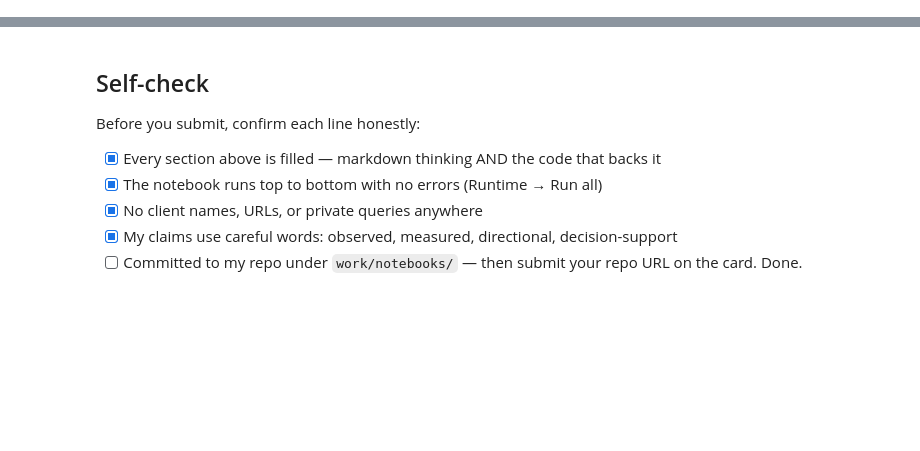
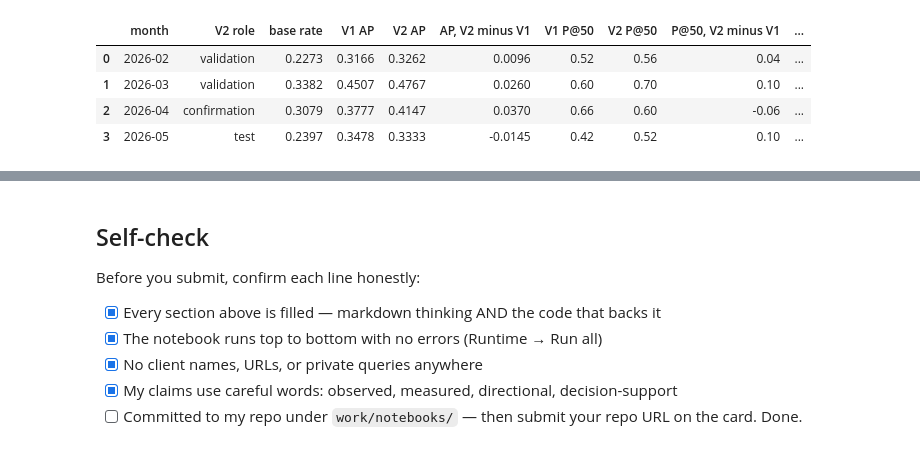
Before and after one commit to Tessa-Saumu/FlyRank-ML-Internship, a Jupyter notebook: work/notebooks/w06_validation_audit.ipynb, the cells around one changed output, grey strips where cells are left out. Cells and saved outputs as stored; diff of their text form; code cells hidden in the pictures; blank space fills up the shorter version.

```diff
--- a/work/notebooks/w06_validation_audit.ipynb
+++ b/work/notebooks/w06_validation_audit.ipynb
@@ -174,0 +141,16 @@ rule to the sealed month after seeing it: that would be tuning on the test.
+# %%
+v1d, v1s = receipt("erosion_model_metrics.json")["origins"], receipt("erosion_model_metrics_sealed.json")["origins"]
+v1all = {**v1d, **v1s}
+rows = []
+for m, role, ev in v2_months():
+    a, b = v1all[m]["metrics"]["logreg"], champ(ev)
+    rows.append({"month": m, "V2 role": role, "base rate": ev["base_rate"], "V1 AP": a["ap"], "V2 AP": b["ap"], "AP, V2 minus V1": round(b["ap"] - a["ap"], 4),
+                 "V1 P@50": a["p@50"], "V2 P@50": b["p@50"], "P@50, V2 minus V1": round(b["p@50"] - a["p@50"], 2),
+                 "V1 P@50 95% CI": v1all[m]["bootstrap"]["logreg"]["p@50_ci"], "V2 P@50 95% CI": b["p@50_ci"]})
+display(pd.DataFrame(rows))
+# %% [output]
+|  | month | V2 role | base rate | V1 AP | V2 AP | AP, V2 minus V1 | V1 P@50 | V2 P@50 | P@50, V2 minus V1 | ... |
+| 0 | 2026-02 | validation | 0.2273 | 0.3166 | 0.3262 | 0.0096 | 0.52 | 0.56 | 0.04 | ... |
+| 1 | 2026-03 | validation | 0.3382 | 0.4507 | 0.4767 | 0.0260 | 0.60 | 0.70 | 0.10 | ... |
+| 2 | 2026-04 | confirmation | 0.3079 | 0.3777 | 0.4147 | 0.0370 | 0.66 | 0.60 | -0.06 | ... |
+| 3 | 2026-05 | test | 0.2397 | 0.3478 | 0.3333 | -0.0145 | 0.42 | 0.52 | 0.10 | ... |
```
Also changed, not shown: parts of 25 cells of this notebook, 25 other files.
